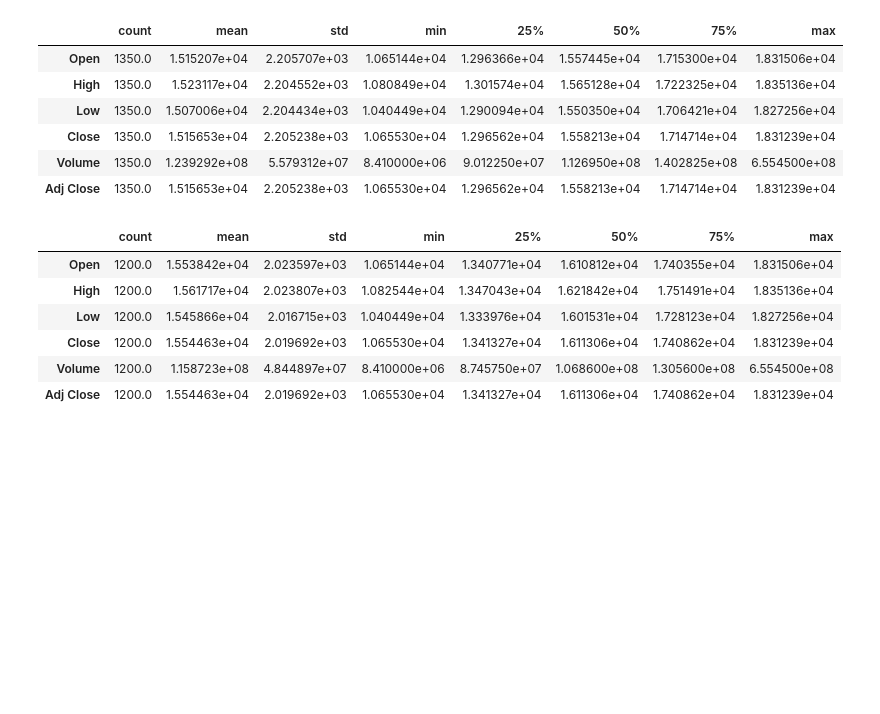
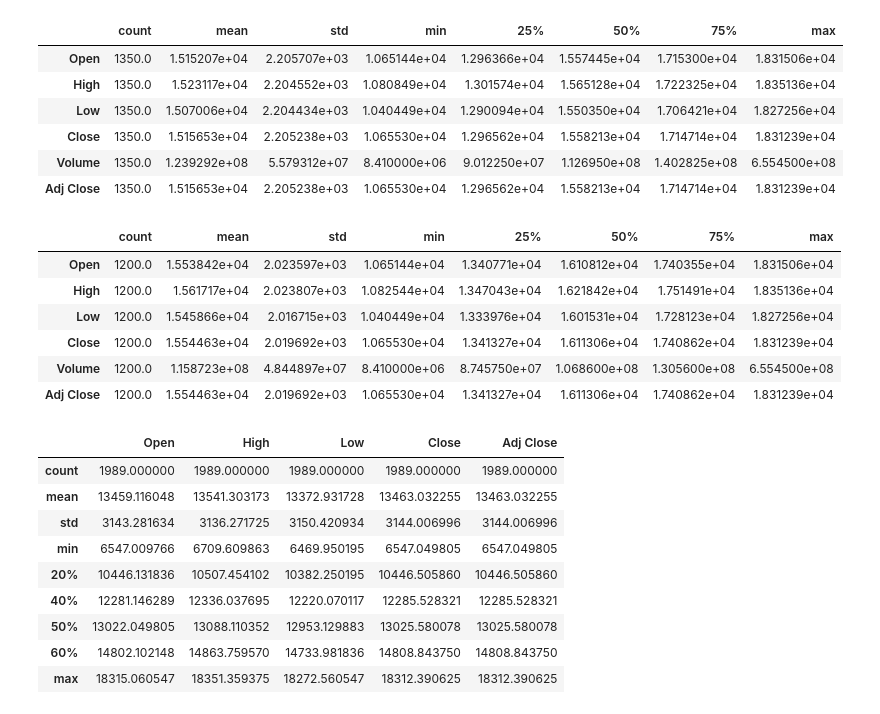
Before and after one commit to joeyy7/pythonPr, a Jupyter notebook: pandas use/pandasuse00.ipynb, the cells around one changed output. Cells and saved outputs as stored; diff of their text form; code cells hidden in the pictures; blank space fills up the shorter version.

```diff
--- a/pandas use/pandasuse00.ipynb
+++ b/pandas use/pandasuse00.ipynb
@@ -189,3 +193,16 @@ nData[:1200].describe().transpose()
 | Close | 1200.0 | 1.554463e+04 | 2.019692e+03 | 1.065530e+04 | 1.341327e+04 | 1.611306e+04 | 1.740862e+04 | 1.831239e+04 |
 | Volume | 1200.0 | 1.158723e+08 | 4.844897e+07 | 8.410000e+06 | 8.745750e+07 | 1.068600e+08 | 1.305600e+08 | 6.554500e+08 |
 | Adj Close | 1200.0 | 1.554463e+04 | 2.019692e+03 | 1.065530e+04 | 1.341327e+04 | 1.611306e+04 | 1.740862e+04 | 1.831239e+04 |
+# %%
+nData.describe([0.2,0.4,0.6],[float],[int])  # (percentile=[list],include=[datatype],exclude=[datatype])
+# %% [output]
+|  | Open | High | Low | Close | Adj Close |
+| count | 1989.000000 | 1989.000000 | 1989.000000 | 1989.000000 | 1989.000000 |
+| mean | 13459.116048 | 13541.303173 | 13372.931728 | 13463.032255 | 13463.032255 |
+| std | 3143.281634 | 3136.271725 | 3150.420934 | 3144.006996 | 3144.006996 |
+| min | 6547.009766 | 6709.609863 | 6469.950195 | 6547.049805 | 6547.049805 |
+| 20% | 10446.131836 | 10507.454102 | 10382.250195 | 10446.505860 | 10446.505860 |
+| 40% | 12281.146289 | 12336.037695 | 12220.070117 | 12285.528321 | 12285.528321 |
+| 50% | 13022.049805 | 13088.110352 | 12953.129883 | 13025.580078 | 13025.580078 |
+| 60% | 14802.102148 | 14863.759570 | 14733.981836 | 14808.843750 | 14808.843750 |
+| max | 18315.060547 | 18351.359375 | 18272.560547 | 18312.390625 | 18312.390625 |
```
Also changed, not shown: parts of 6 cells of this notebook.
